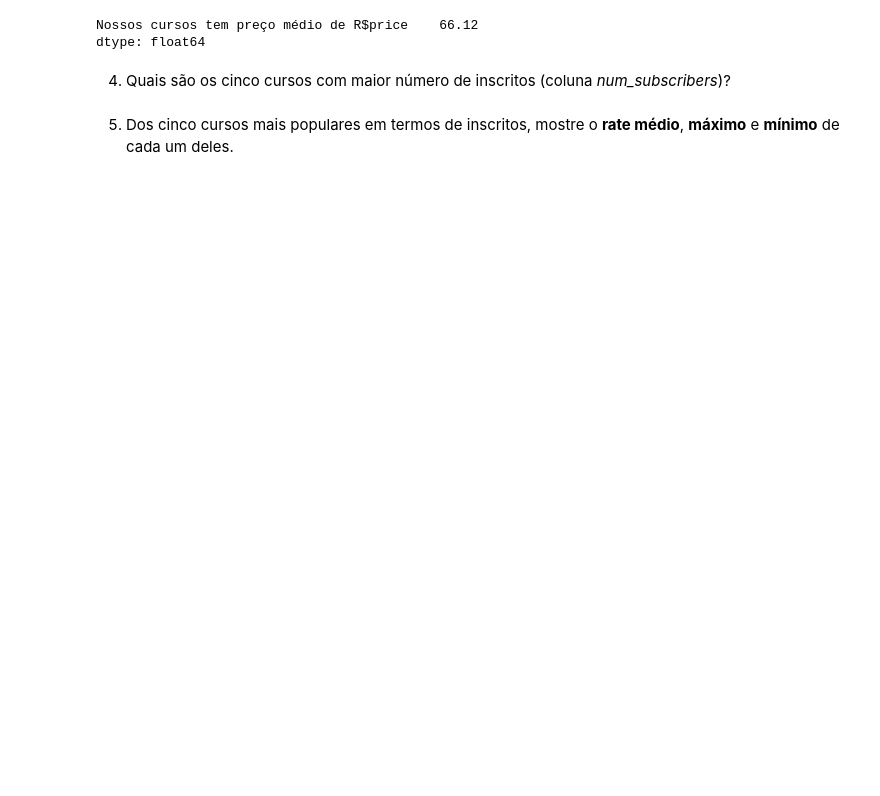
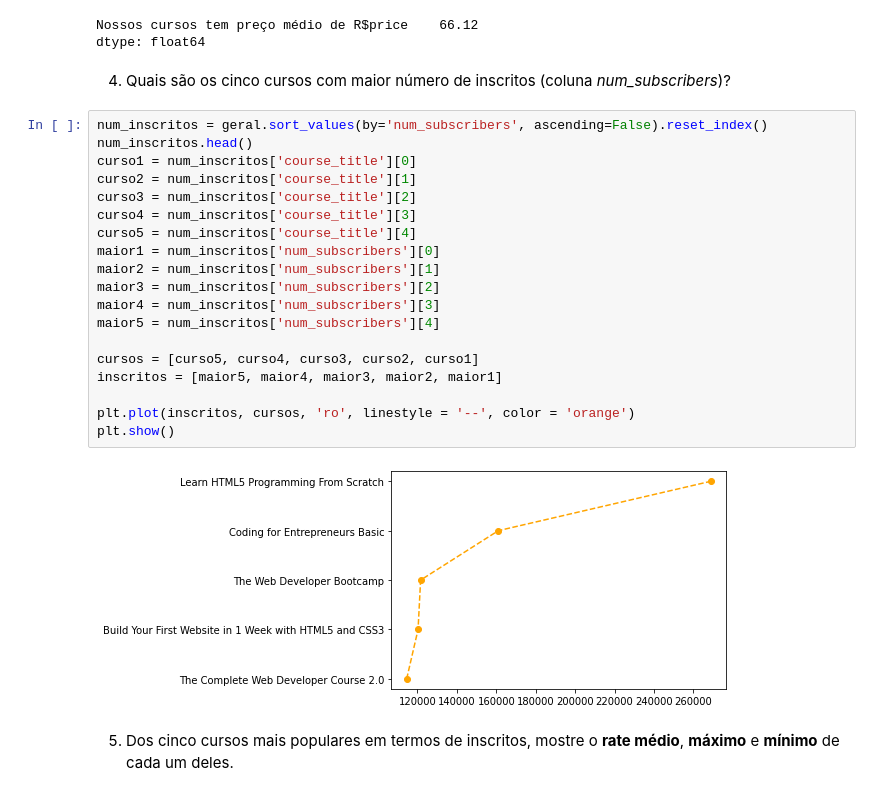
Before and after one commit to YuriCatundaGondim/projeto_analise_dados, a Jupyter notebook: projetoDados.ipynb, the cells around one changed output. Saved outputs shown, nothing was run; the diff lists cells and outputs as text; blank space fills up the shorter version.

```diff
--- a/projetoDados.ipynb
+++ b/projetoDados.ipynb
@@ -85,5 +86,26 @@ Nossos cursos tem preço médio de R$price    66.12
 dtype: float64
 # %% [markdown]
 4. Quais são os cinco cursos com maior número de inscritos (coluna *num_subscribers*)?
+# %%
+num_inscritos = geral.sort_values(by='num_subscribers', ascending=False).reset_index()
+num_inscritos.head()
+curso1 = num_inscritos['course_title'][0]
+curso2 = num_inscritos['course_title'][1]
+curso3 = num_inscritos['course_title'][2]
+curso4 = num_inscritos['course_title'][3]
+curso5 = num_inscritos['course_title'][4]
+maior1 = num_inscritos['num_subscribers'][0]
+maior2 = num_inscritos['num_subscribers'][1]
+maior3 = num_inscritos['num_subscribers'][2]
+maior4 = num_inscritos['num_subscribers'][3]
+maior5 = num_inscritos['num_subscribers'][4]
+
+cursos = [curso5, curso4, curso3, curso2, curso1]
+inscritos = [maior5, maior4, maior3, maior2, maior1]
+
+plt.plot(inscritos, cursos, 'ro', linestyle = '--', color = 'orange')
+plt.show()
+# %% [output]
+[figure, added]
 # %% [markdown]
 5. Dos cinco cursos mais populares em termos de inscritos, mostre o **rate médio**, **máximo** e **mínimo** de cada um deles.
```
Also changed, not shown: parts of 7 cells of this notebook.
